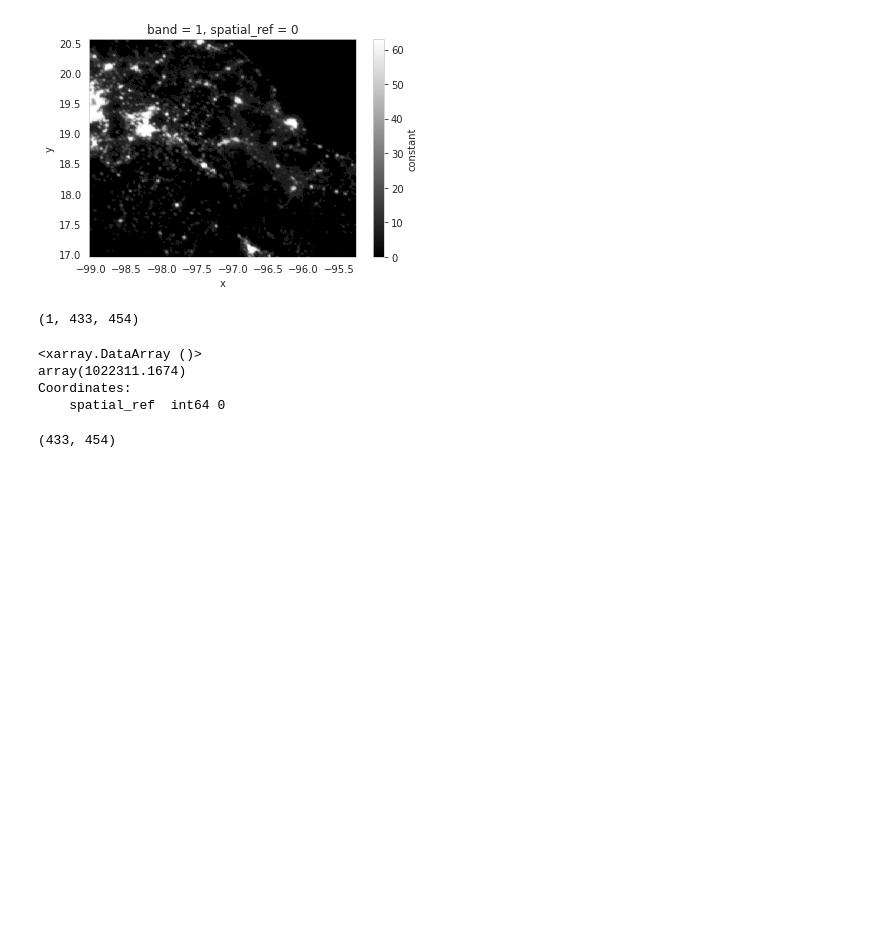
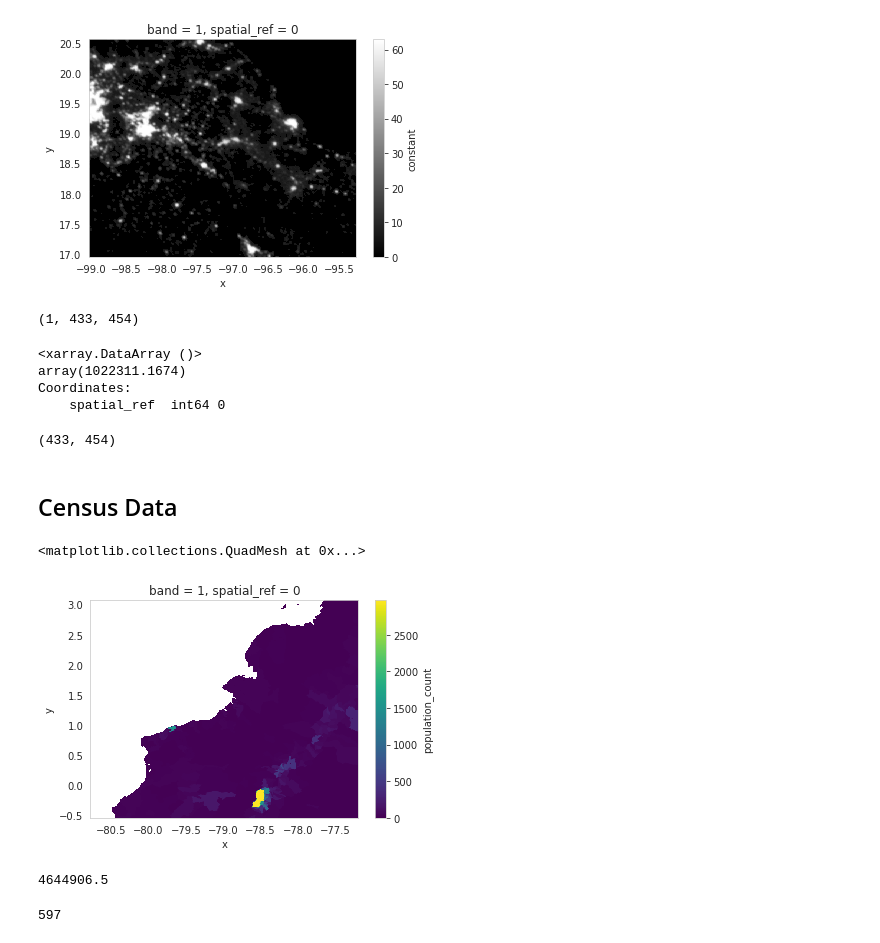
Before and after one commit to mianakajima/NightLights, a Jupyter notebook: notebooks/08_process_images.ipynb, the cells around one changed output. Saved outputs shown, nothing was run; the diff lists cells and outputs as text; code cells hidden in the pictures; blank space fills up the shorter version.

Commit message:
Process images, split into train dev test

```diff
--- a/notebooks/08_process_images.ipynb
+++ b/notebooks/08_process_images.ipynb
@@ -50,3 +55,15 @@ im2_array.squeeze().shape
 # %%
 test_pil = Image.fromarray(im2_array.squeeze())
 test_pil.show()
+# %% [markdown]
+## Census Data
+# %%
+im_census = rioxarray.open_rasterio('../data/CensusExport0905_0/lat_1.2671_lon_-78.9855_2000.tif')
+im_census.plot()
+# %% [output]
+<matplotlib.collections.QuadMesh at 0x...>
+[figure, added]
+# %%
+np.nansum(im_census.values.squeeze())
+# %% [output]
+4644906.5
@@ -52,0 +72,4 @@ test_pil.show()
+# %%
+len(all_census)
+# %% [output]
+597
```
Also changed, not shown: parts of 52 cells of this notebook, 1 other file.
